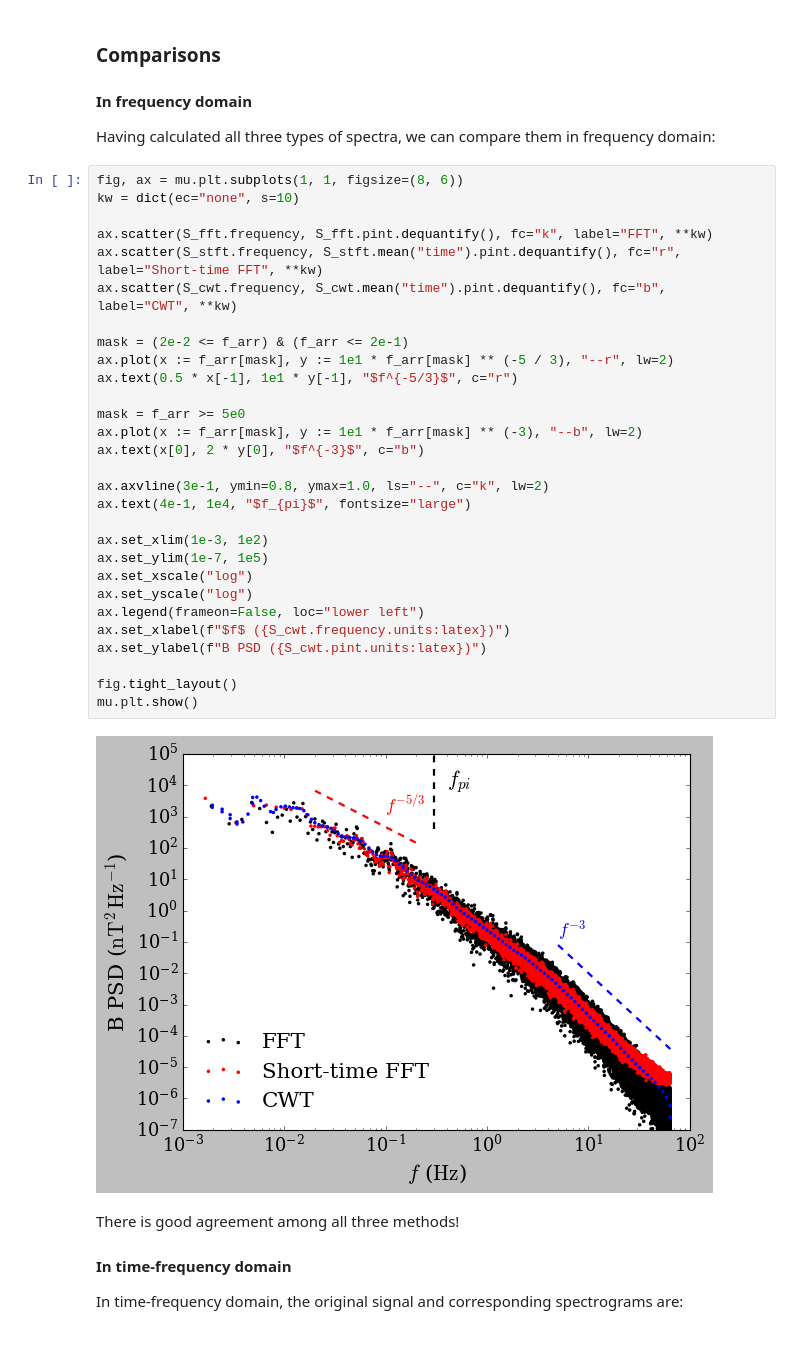
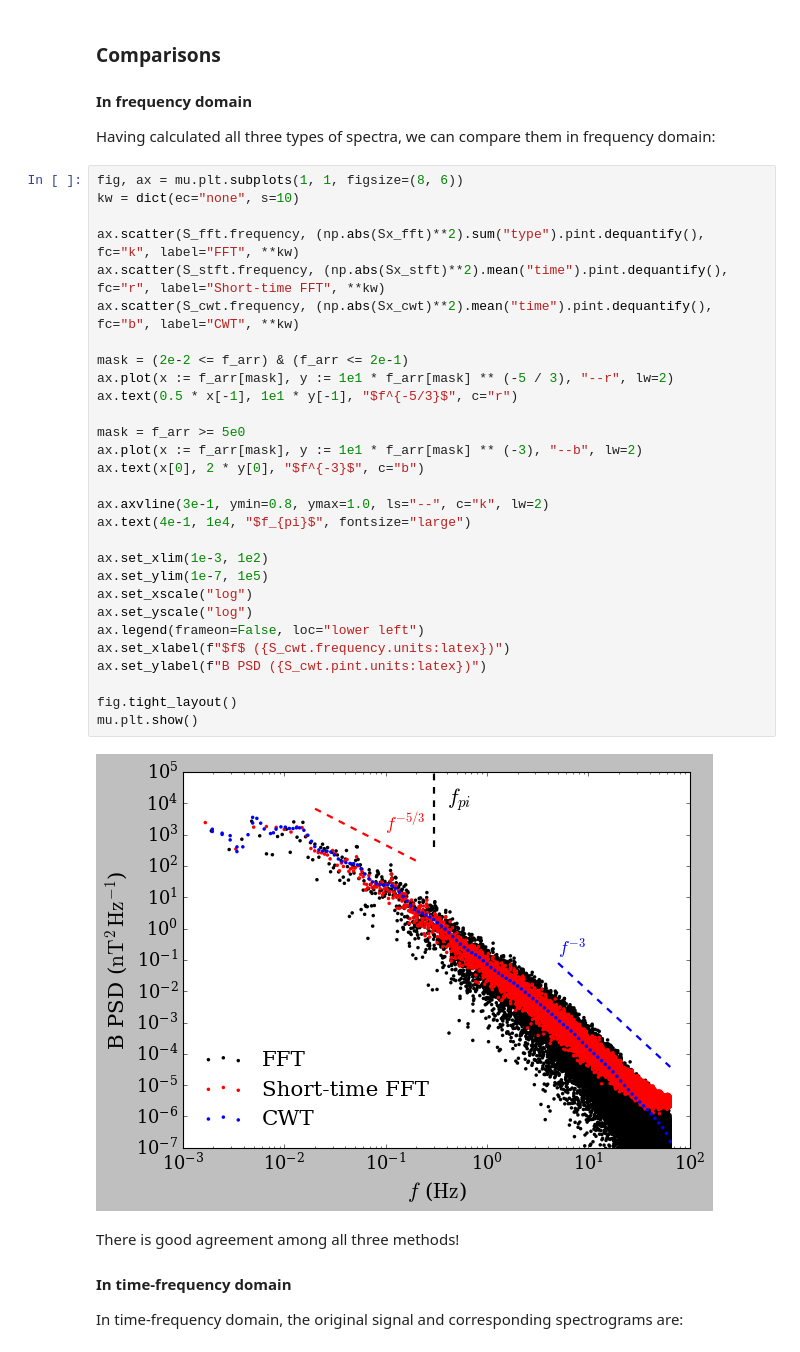
Before and after one commit to tien-vo/mmspy, a Jupyter notebook: docs/examples/time-frequency-analysis.ipynb, the cells around one changed output. Drawn from its saved outputs; the diff is of its cells as text.

```diff
--- a/docs/examples/time-frequency-analysis.ipynb
+++ b/docs/examples/time-frequency-analysis.ipynb
@@ -327,34 +327,34 @@ Having calculated all three types of spectra, we can compare them in frequency d
 # %%
 fig, ax = mu.plt.subplots(1, 1, figsize=(8, 6))
 kw = dict(ec="none", s=10)
 
-ax.scatter(S_fft.frequency, S_fft.pint.dequantify(), fc="k", label="FFT", **kw)
-ax.scatter(S_stft.frequency, S_stft.mean("time").pint.dequantify(), fc="r", label="Short-time FFT", **kw)
-ax.scatter(S_cwt.frequency, S_cwt.mean("time").pint.dequantify(), fc="b", label="CWT", **kw)
+ax.scatter(S_fft.frequency, (np.abs(Sx_fft)**2).sum("type").pint.dequantify(), fc="k", label="FFT", **kw)
+ax.scatter(S_stft.frequency, (np.abs(Sx_stft)**2).mean("time").pint.dequantify(), fc="r", label="Short-time FFT", **kw)
+ax.scatter(S_cwt.frequency, (np.abs(Sx_cwt)**2).mean("time").pint.dequantify(), fc="b", label="CWT", **kw)
 
 mask = (2e-2 <= f_arr) & (f_arr <= 2e-1)
 ax.plot(x := f_arr[mask], y := 1e1 * f_arr[mask] ** (-5 / 3), "--r", lw=2)
 ax.text(0.5 * x[-1], 1e1 * y[-1], "$f^{-5/3}$", c="r")
 
 mask = f_arr >= 5e0
 ax.plot(x := f_arr[mask], y := 1e1 * f_arr[mask] ** (-3), "--b", lw=2)
 ax.text(x[0], 2 * y[0], "$f^{-3}$", c="b")
 
 ax.axvline(3e-1, ymin=0.8, ymax=1.0, ls="--", c="k", lw=2)
 ax.text(4e-1, 1e4, "$f_{pi}$", fontsize="large")
 
 ax.set_xlim(1e-3, 1e2)
 ax.set_ylim(1e-7, 1e5)
 ax.set_xscale("log")
 ax.set_yscale("log")
 ax.legend(frameon=False, loc="lower left")
 ax.set_xlabel(f"$f$ ({S_cwt.frequency.units:latex})")
 ax.set_ylabel(f"B PSD ({S_cwt.pint.units:latex})")
 
 fig.tight_layout()
 mu.plt.show()
 # %% [output]
-[figure, old version]
+[figure, new version]
 # %% [markdown]
 There is good agreement among all three methods!
 
```
Also changed, not shown: parts of 3 cells of this notebook.
